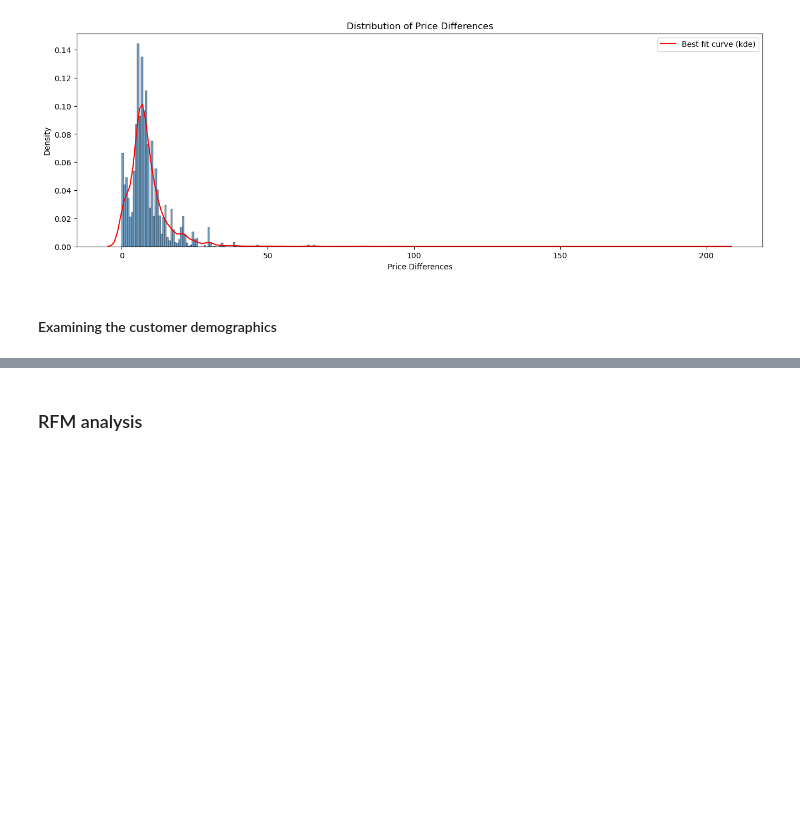
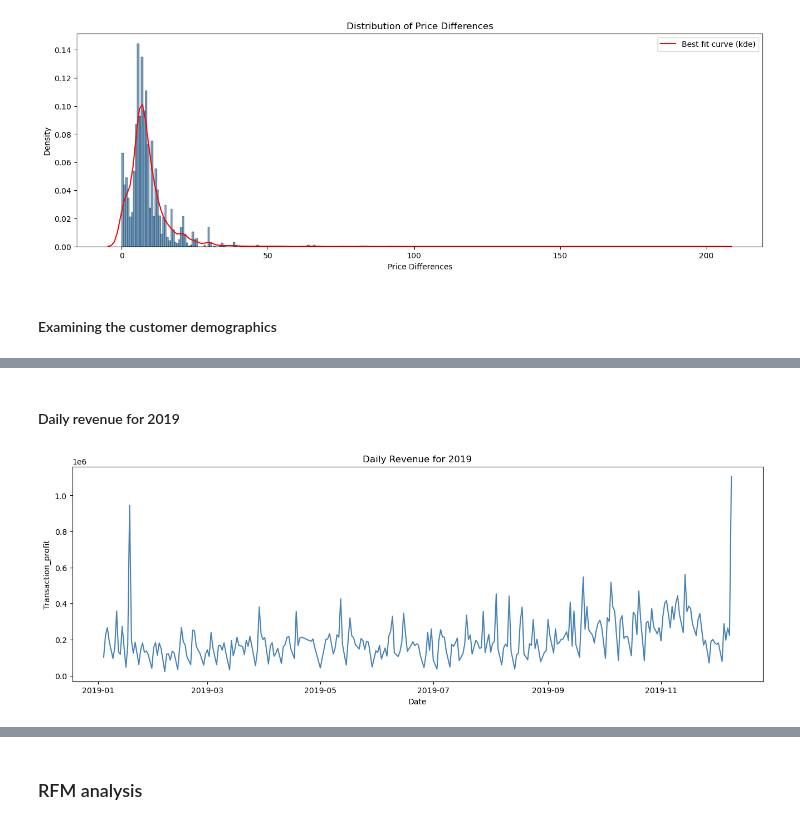
Before and after one commit to SyNikolai/EcommerceAnalytics, a Jupyter notebook: ecommerce.ipynb, the cells around one changed output, grey strips where cells are left out. Saved outputs shown, nothing was run; the diff lists cells and outputs as text; code cells hidden in the pictures; blank space fills up the shorter version.

```diff
--- a/ecommerce.ipynb
+++ b/ecommerce.ipynb
@@ -432,0 +462,11 @@ plt.show()
+# %% [markdown]
+#### Daily revenue for 2019
+# %%
+daily_revenue = df.groupby(by=["Date"]).agg({"Transaction_profit":np.sum})
+
+plt.figure(figsize=[16,5])
+plt.title("Daily Revenue for 2019")
+sns.lineplot(data=daily_revenue, x=daily_revenue.index, y="Transaction_profit", color="steelblue")
+plt.show()
+# %% [output]
+[figure, added]
```
Also changed, not shown: parts of 14 cells of this notebook.
